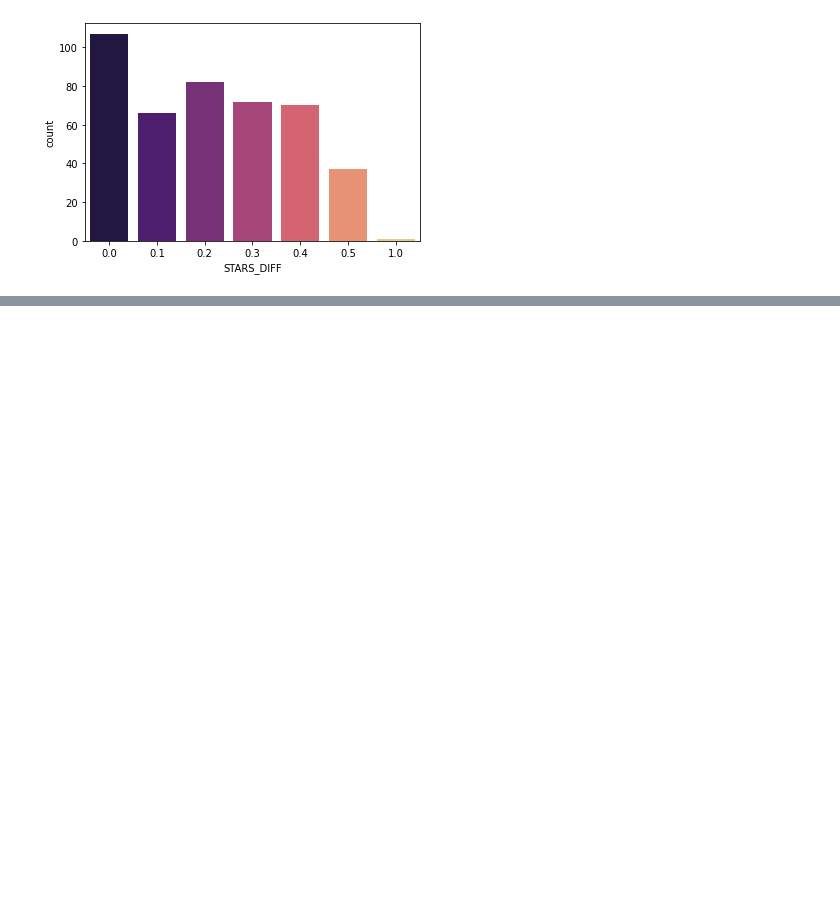
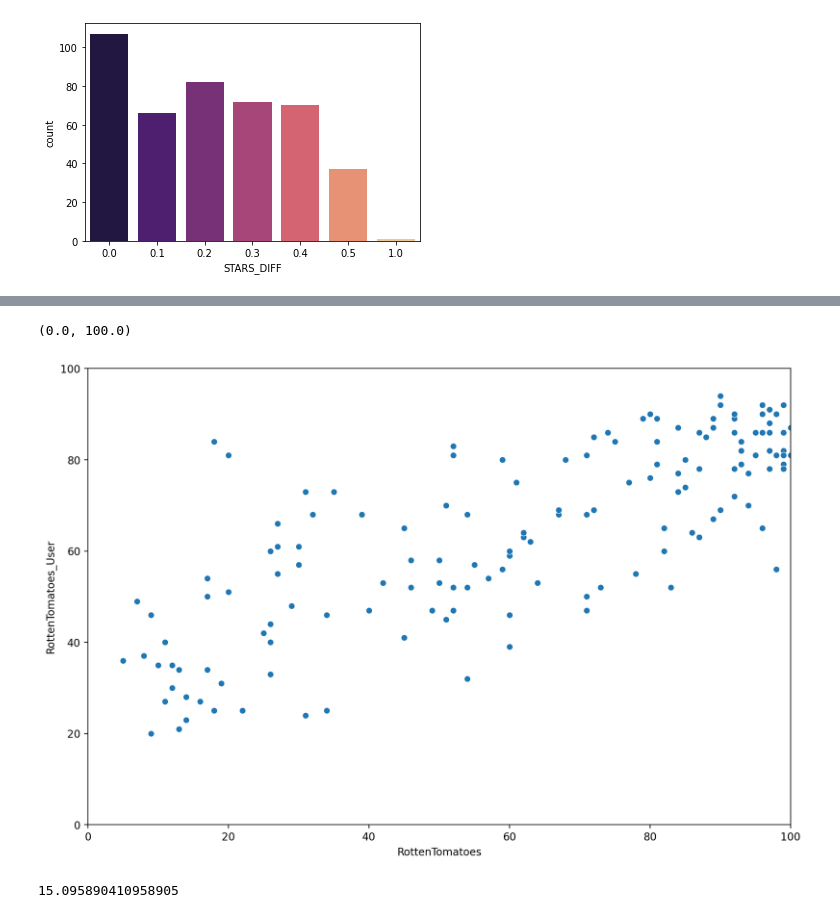
Before and after one commit to TabotCharlesBessong/all-python, a Jupyter notebook: dataScienceProject/project.ipynb, the cells around one changed output, grey strips where cells are left out. Cells and saved outputs as stored; diff of their text form; code cells hidden in the pictures; blank space fills up the shorter version.

```diff
--- a/dataScienceProject/project.ipynb
+++ b/dataScienceProject/project.ipynb
@@ -129,0 +148,13 @@ sns.countplot(data=reviwed,x='STARS_DIFF',palette='magma')
+# %%
+plt.figure(figsize=(12,8),dpi=200)
+sns.scatterplot(data=df1,x='RottenTomatoes',y='RottenTomatoes_User')
+plt.ylim(0,100)
+plt.xlim(0,100)
+# %% [output]
+(0.0, 100.0)
+[figure, added]
+# %%
+df1['DIFF'] = df1['RottenTomatoes'] - df1['RottenTomatoes_User']
+df1['DIFF'].apply(abs).mean()
+# %% [output]
+15.095890410958905
```
Also changed, not shown: parts of 11 cells of this notebook.
